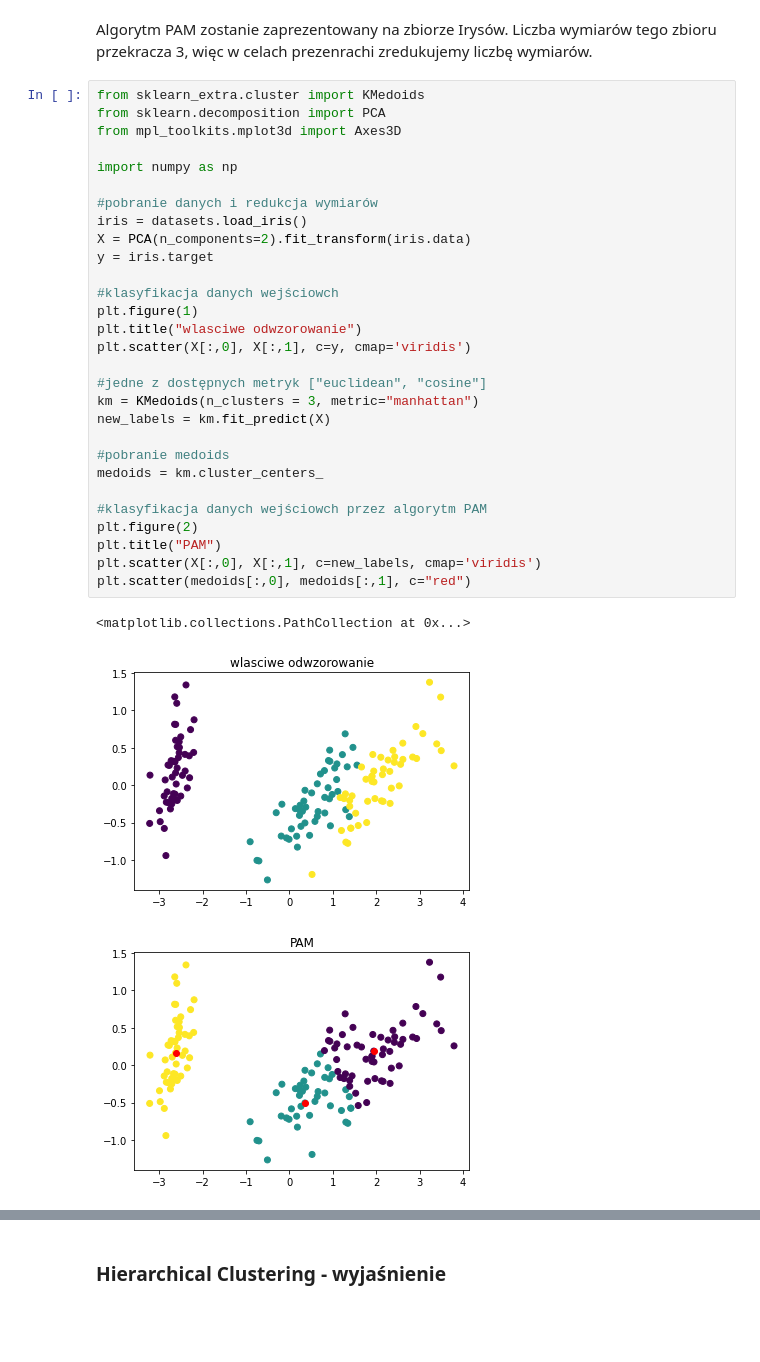
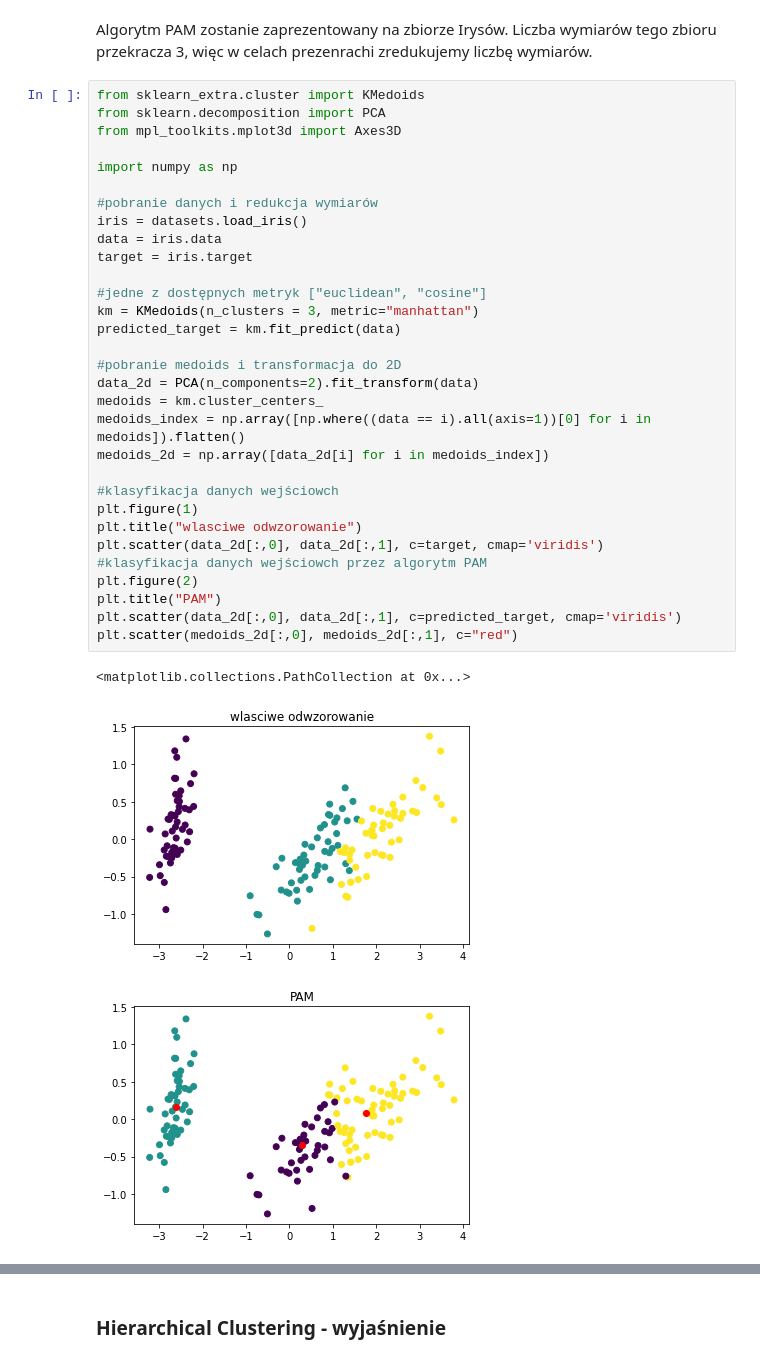
Before and after one commit to mikiisz/ml-tutorial6, a Jupyter notebook: ml_tutorial6.ipynb, the cells around one changed output, grey strips where cells are left out. Cells and saved outputs as stored; diff of their text form; blank space fills up the shorter version.

Commit message:
Reverted 2D and 3D plotting

```diff
--- a/ml_tutorial6.ipynb
+++ b/ml_tutorial6.ipynb
@@ -153,36 +153,38 @@ Algorytm PAM zostanie zaprezentowany na zbiorze Irysów. Liczba wymiarów tego z
 # %%
 from sklearn_extra.cluster import KMedoids
 from sklearn.decomposition import PCA
 from mpl_toolkits.mplot3d import Axes3D
 
 import numpy as np
 
 #pobranie danych i redukcja wymiarów
 iris = datasets.load_iris()
-X = PCA(n_components=2).fit_transform(iris.data)
-y = iris.target
+data = iris.data
+target = iris.target
+
+#jedne z dostępnych metryk ["euclidean", "cosine"]
+km = KMedoids(n_clusters = 3, metric="manhattan")
+predicted_target = km.fit_predict(data)
+
+#pobranie medoids i transformacja do 2D
+data_2d = PCA(n_components=2).fit_transform(data)
+medoids = km.cluster_centers_
+medoids_index = np.array([np.where((data == i).all(axis=1))[0] for i in medoids]).flatten()
+medoids_2d = np.array([data_2d[i] for i in medoids_index])
 
 #klasyfikacja danych wejściowch
 plt.figure(1)
 plt.title("wlasciwe odwzorowanie")
-plt.scatter(X[:,0], X[:,1], c=y, cmap='viridis')
-
-#jedne z dostępnych metryk ["euclidean", "cosine"]
-km = KMedoids(n_clusters = 3, metric="manhattan")
-new_labels = km.fit_predict(X)
-
-#pobranie medoids
-medoids = km.cluster_centers_
-
+plt.scatter(data_2d[:,0], data_2d[:,1], c=target, cmap='viridis')
 #klasyfikacja danych wejściowch przez algorytm PAM
 plt.figure(2)
 plt.title("PAM")
-plt.scatter(X[:,0], X[:,1], c=new_labels, cmap='viridis')
-plt.scatter(medoids[:,0], medoids[:,1], c="red")
+plt.scatter(data_2d[:,0], data_2d[:,1], c=predicted_target, cmap='viridis')
+plt.scatter(medoids_2d[:,0], medoids_2d[:,1], c="red")
 # %% [output]
 <matplotlib.collections.PathCollection at 0x...>
 [figure]
-[figure, old version]
+[figure, new version]
 # %%
 from sklearn_extra.cluster import KMedoids
 from sklearn.decomposition import PCA
```
Also changed, not shown: parts of 11 cells of this notebook.
